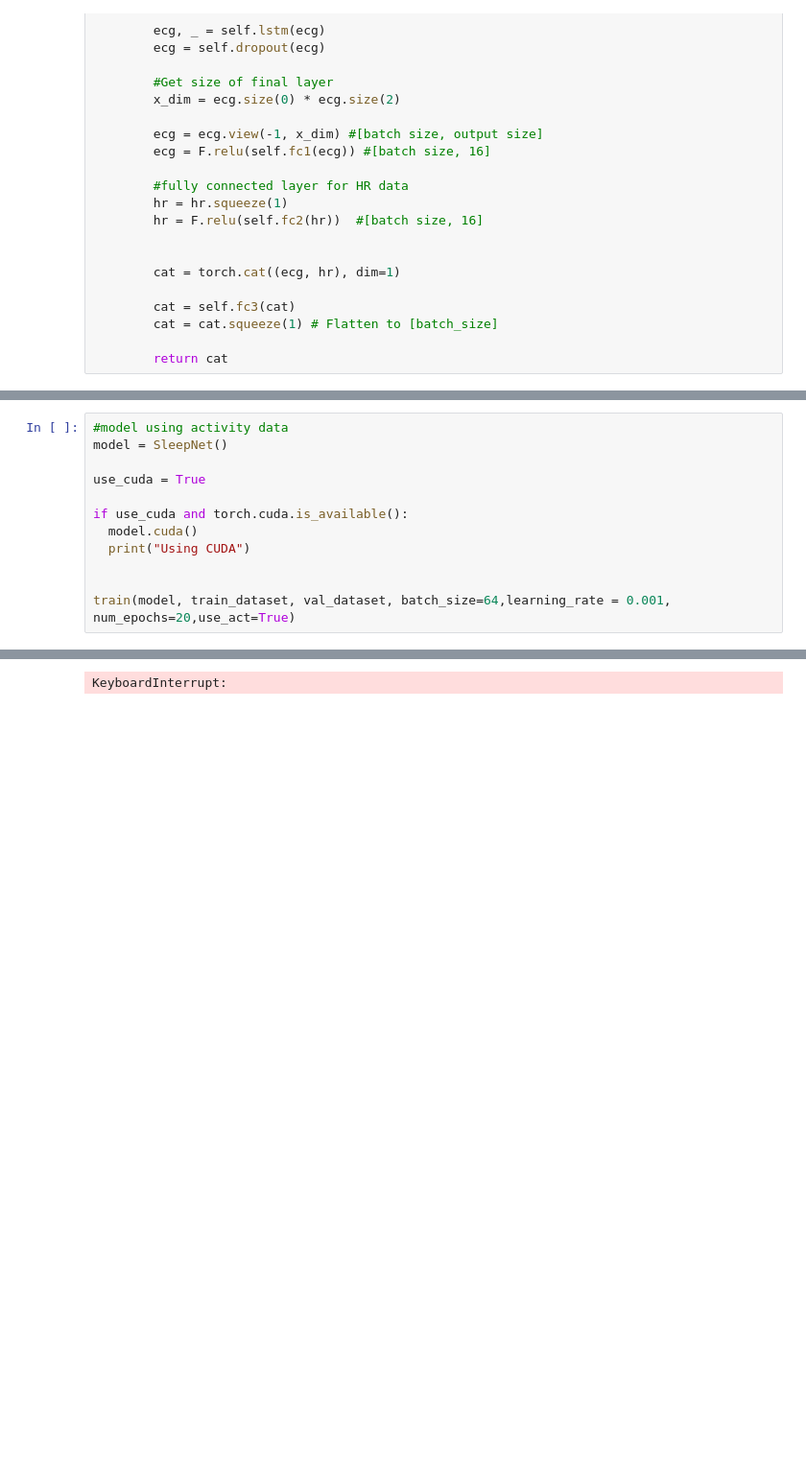
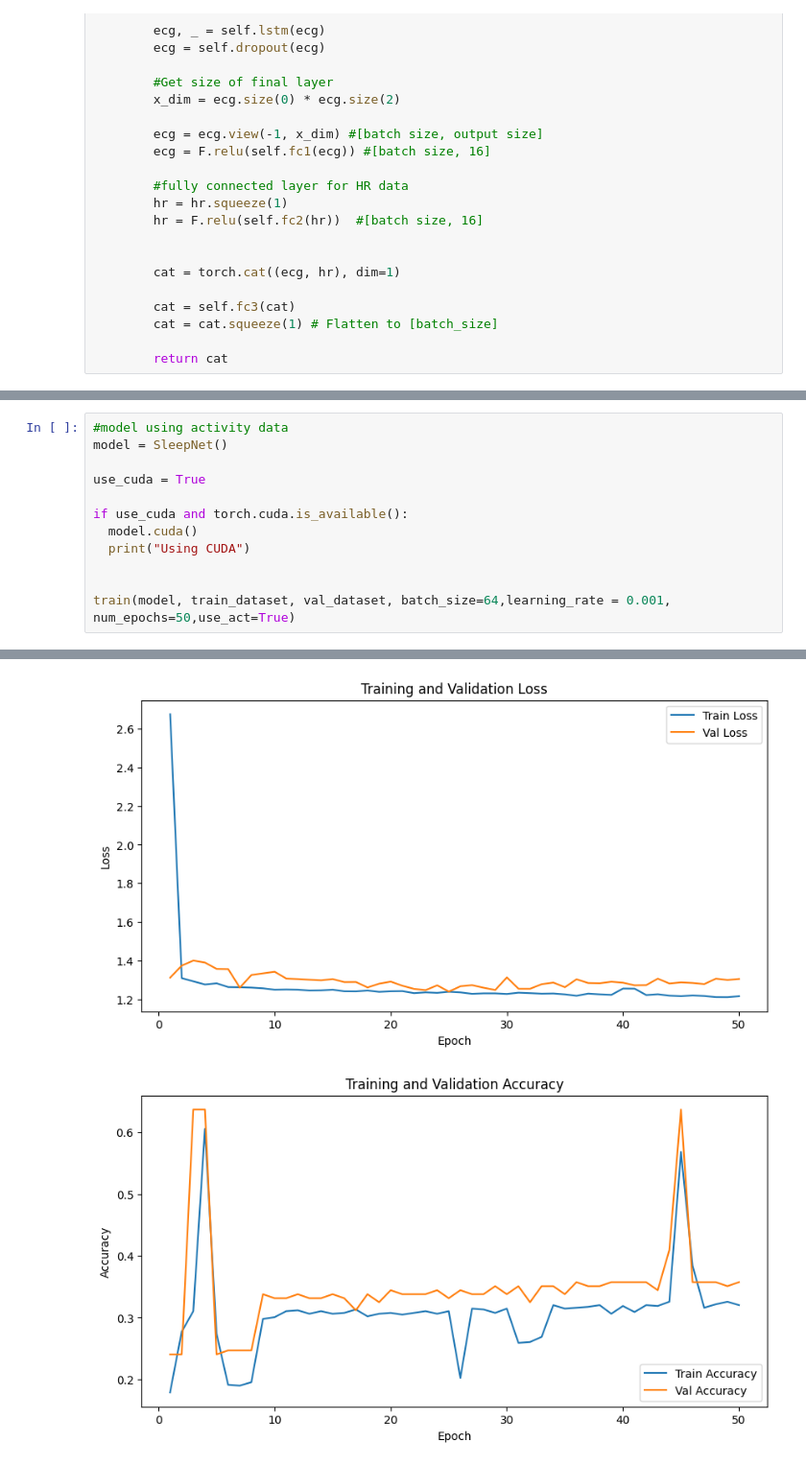
Before and after one commit to sunghwanism/FM_for_bio_signal, a Jupyter notebook: report/ecg_hr_basic_model.ipynb, the cells around one changed output, grey strips where cells are left out. Shown: that part at 96% size. Drawn from its saved outputs; the diff is of its cells as text; blank space fills up the shorter version.

```diff
--- a/report/ecg_hr_basic_model.ipynb
+++ b/report/ecg_hr_basic_model.ipynb
@@ -386,5 +381,5 @@ if use_cuda and torch.cuda.is_available():
   print("Using CUDA")
 
 
-train(model, train_dataset, val_dataset, batch_size=64,learning_rate = 0.001, num_epochs=20,use_act=True)
+train(model, train_dataset, val_dataset, batch_size=64,learning_rate = 0.001, num_epochs=50,use_act=True)
 # %% [output]
@@ -397 +403,2 @@ Epoch [6/20], Train Loss: 1.3093, Train Accuracy: 0.2623, Val Loss: 1.4164, Val
-KeyboardInterrupt:
+[figure, added]
+[figure, added]
```
Also changed, not shown: parts of 12 cells of this notebook.
